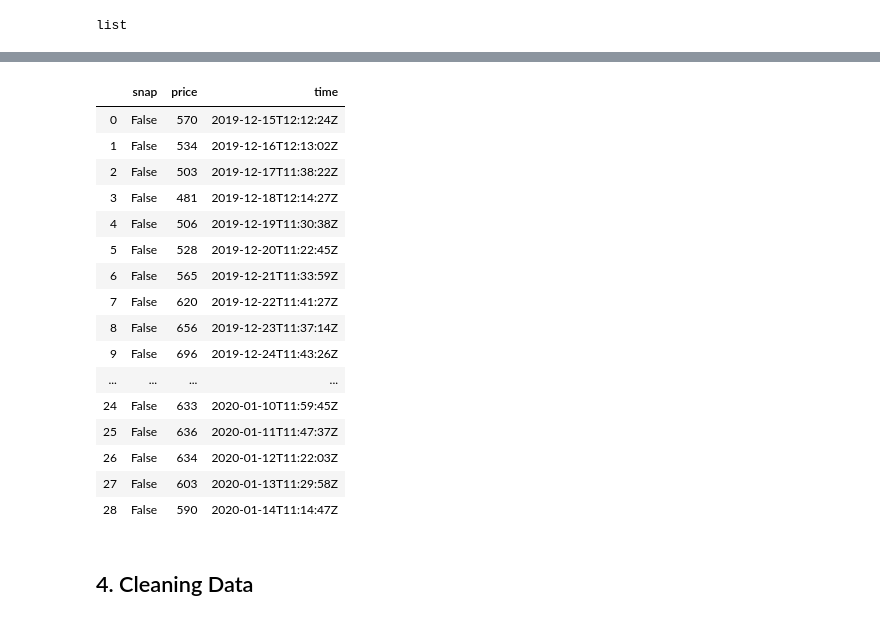
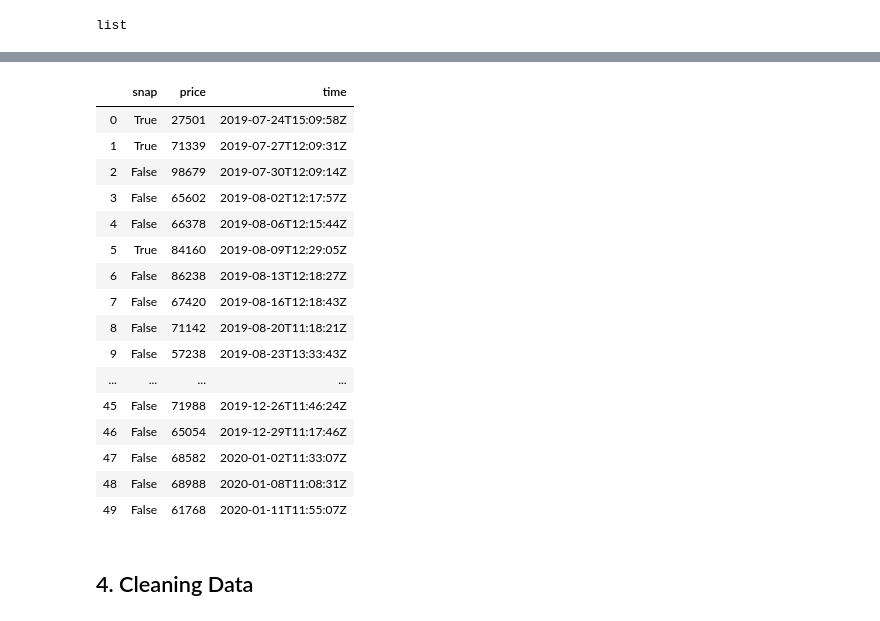
Before and after one commit to algakovic/ROMobile-MarketPrice-Timeseries-Analysis, a Jupyter notebook: SandboxROMExchangeAPI.ipynb, the cells around one changed output, grey strips where cells are left out. Cells and saved outputs as stored; diff of their text form; code cells hidden in the pictures.

Commit message:
remove uneccessary cells and make request for all pet material data

```diff
--- a/SandboxROMExchangeAPI.ipynb
+++ b/SandboxROMExchangeAPI.ipynb
@@ -38,9 +38,9 @@ sns.set()
 # %% [markdown]
 ## 2. Making Requests
 # %%
-# Define URL and Headers for the get below
-url = 'https://www.romexchange.com/api?item=hypnoticlog&exact=false&range=month'
-
+# Define URL and Headers for the get below:
+# Pet material data:
+url = 'https://www.romexchange.com/api?type=13&sort=change&sort_dir=desc&sort_server=global&range=all&page=1'
 headers = {'User-Agent': 'XY', 'Content-type': 'application/json'}
 
 # To make a request over more periods of time will need to use the page query and set the page=2,3,4,5 etc.
@@ -55,14 +50,0 @@ dfglobal
-# %%
-# For loop Request with sleep timer
-for i in range(4):
-    r = requests.get(f'https://www.romexchange.com/api?item=hypnoticlog&exact=false&range=month&page={i}', headers = headers)
-    sleep(5)
-    print(r.status_code)
-    print(r.text)
-    sleep(2)
-    j = r.json()
-    dftemp = pd.DataFrame(j[0]['global']['month']['data'])
-    sleep (1)
-    dfglobal.append(dftemp)
-    print(dfglobal)
-    sleep(1)
@@ -134,28 +89,28 @@ j[0]
 # %%
 # Attempt to make a dataframe out of just the 'data', price' dict headers
-dfglobal = pd.DataFrame(j[0]['global']['month']['data'])
+dfglobal = pd.DataFrame(j[0]['global']['all']['data'])
 dfglobal
 
-dfsea = pd.DataFrame(j[0]['sea']['month']['data'])
+dfsea = pd.DataFrame(j[0]['sea']['all']['data'])
 dfsea
 # %% [output]
 |  | snap | price | time |
-| 0 | False | 570 | 2019-12-15T12:12:24Z |
-| 1 | False | 534 | 2019-12-16T12:13:02Z |
-| 2 | False | 503 | 2019-12-17T11:38:22Z |
-| 3 | False | 481 | 2019-12-18T12:14:27Z |
-| 4 | False | 506 | 2019-12-19T11:30:38Z |
-| 5 | False | 528 | 2019-12-20T11:22:45Z |
-| 6 | False | 565 | 2019-12-21T11:33:59Z |
-| 7 | False | 620 | 2019-12-22T11:41:27Z |
-| 8 | False | 656 | 2019-12-23T11:37:14Z |
-| 9 | False | 696 | 2019-12-24T11:43:26Z |
+| 0 | True | 27501 | 2019-07-24T15:09:58Z |
+| 1 | True | 71339 | 2019-07-27T12:09:31Z |
+| 2 | False | 98679 | 2019-07-30T12:09:14Z |
+| 3 | False | 65602 | 2019-08-02T12:17:57Z |
+| 4 | False | 66378 | 2019-08-06T12:15:44Z |
+| 5 | True | 84160 | 2019-08-09T12:29:05Z |
+| 6 | False | 86238 | 2019-08-13T12:18:27Z |
+| 7 | False | 67420 | 2019-08-16T12:18:43Z |
+| 8 | False | 71142 | 2019-08-20T11:18:21Z |
+| 9 | False | 57238 | 2019-08-23T13:33:43Z |
 | ... | ... | ... | ... |
-| 24 | False | 633 | 2020-01-10T11:59:45Z |
-| 25 | False | 636 | 2020-01-11T11:47:37Z |
-| 26 | False | 634 | 2020-01-12T11:22:03Z |
-| 27 | False | 603 | 2020-01-13T11:29:58Z |
-| 28 | False | 590 | 2020-01-14T11:14:47Z |
+| 45 | False | 71988 | 2019-12-26T11:46:24Z |
+| 46 | False | 65054 | 2019-12-29T11:17:46Z |
+| 47 | False | 68582 | 2020-01-02T11:33:07Z |
+| 48 | False | 68988 | 2020-01-08T11:08:31Z |
+| 49 | False | 61768 | 2020-01-11T11:55:07Z |
 # %% [markdown]
 ## 4. Cleaning Data
 # %% [markdown]
```
Also changed, not shown: parts of 6 cells of this notebook.
